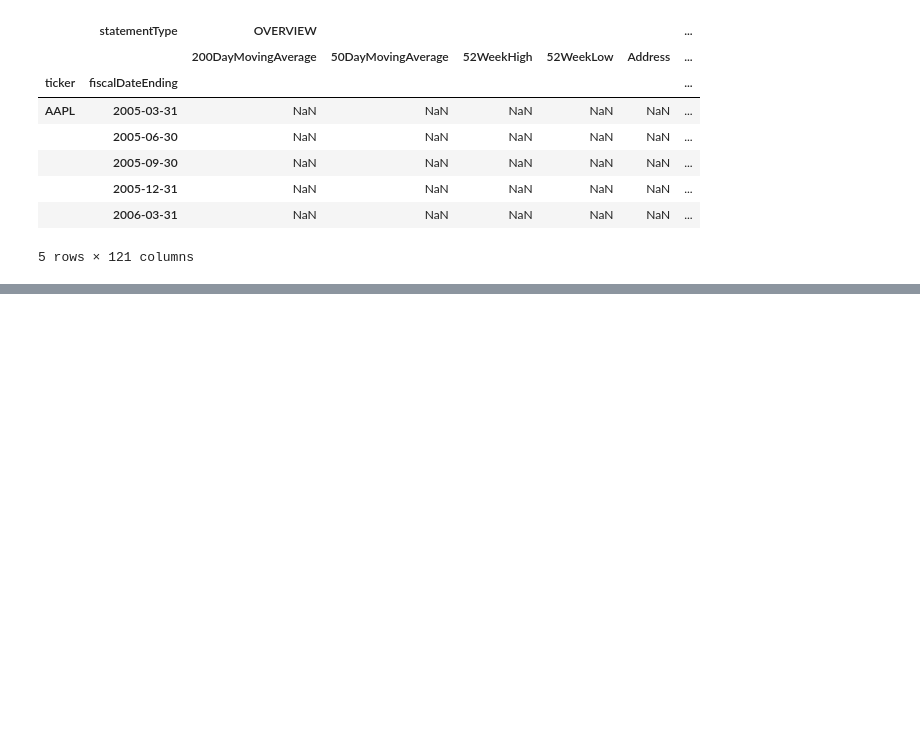
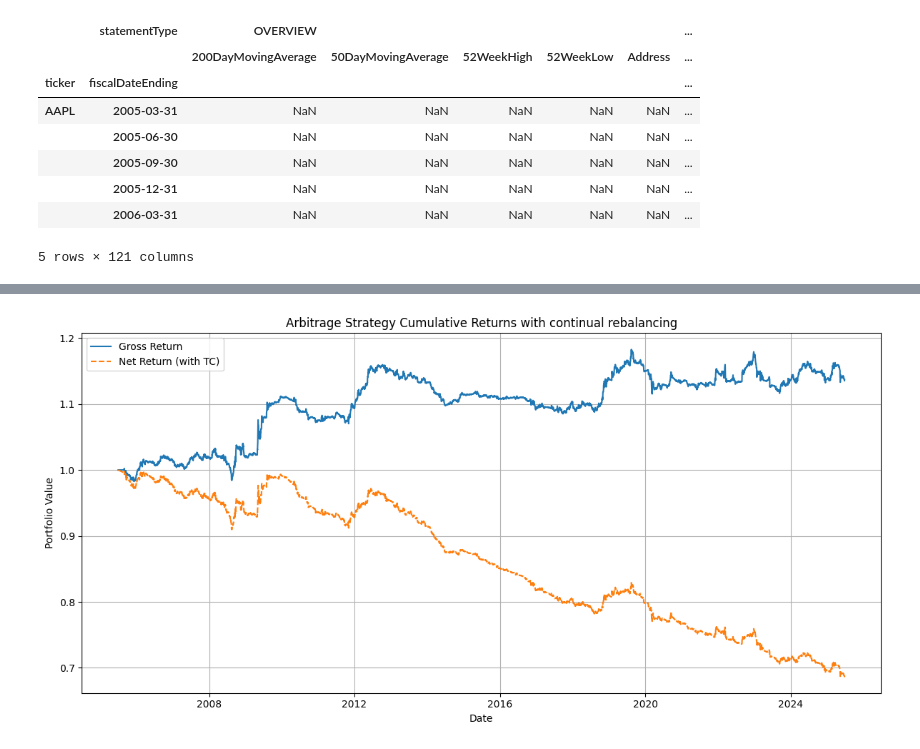
Before and after one commit to teopozzii/fmm1, a Jupyter notebook: arbitrage_btm.ipynb, the cells around one changed output, grey strips where cells are left out. Cells and saved outputs as stored; diff of their text form; code cells hidden in the pictures; blank space fills up the shorter version.

```diff
--- a/arbitrage_btm.ipynb
+++ b/arbitrage_btm.ipynb
@@ -309,0 +368,25 @@ plt.show()
+# %%
+# If we want to rebalance continuously
+TRANSACTION_COST = 0.0001  # 0.01% per trade, may be reasonable on large volumes?
+DATE = '2011-06-30'
+signal = z_sector_adj[filtered_tickers].shift(1)
+signal = signal.reindex(close_prices.index).ffill()
+
+returns = close_prices[filtered_tickers].pct_change().loc[signal.index] # net, i.e. 0.xx
+daily_return = (signal * returns).mean(axis=1)
+gross_return = (1 + daily_return).cumprod()
+net_return = daily_return - TRANSACTION_COST
+net_cum_return = (1 + net_return).cumprod()
+
+plt.figure(figsize=(12, 6))
+plt.plot(gross_return, label='Gross Return')
+plt.plot(net_cum_return, label='Net Return (with TC)', linestyle='--')
+plt.title("Arbitrage Strategy Cumulative Returns with continual rebalancing")
+plt.xlabel("Date")
+plt.ylabel("Portfolio Value")
+plt.legend()
+plt.grid(True)
+plt.tight_layout()
+plt.show()
+# %% [output]
+[figure, added]
```
Also changed, not shown: parts of 13 cells of this notebook.
